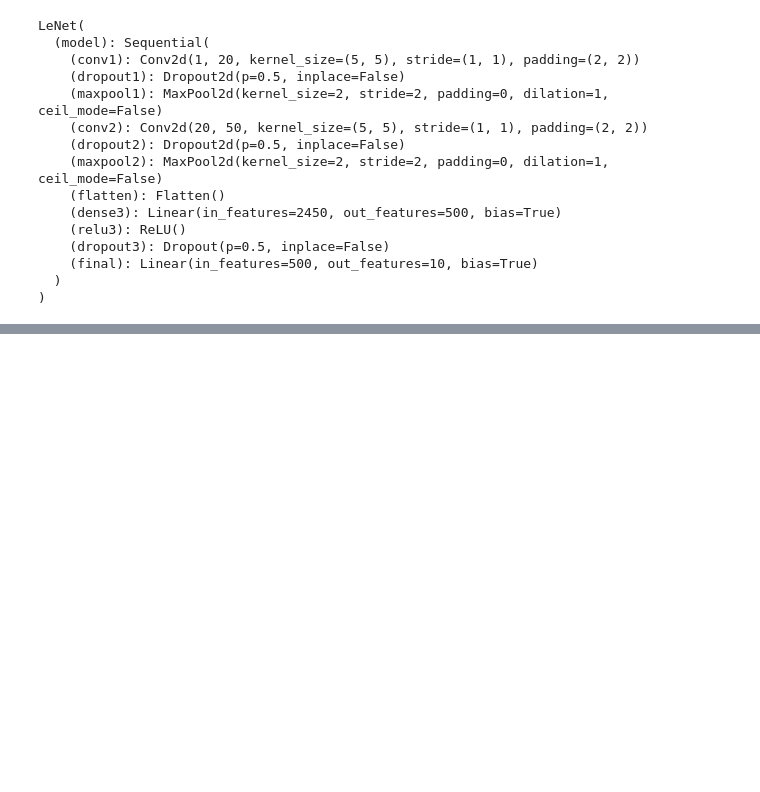
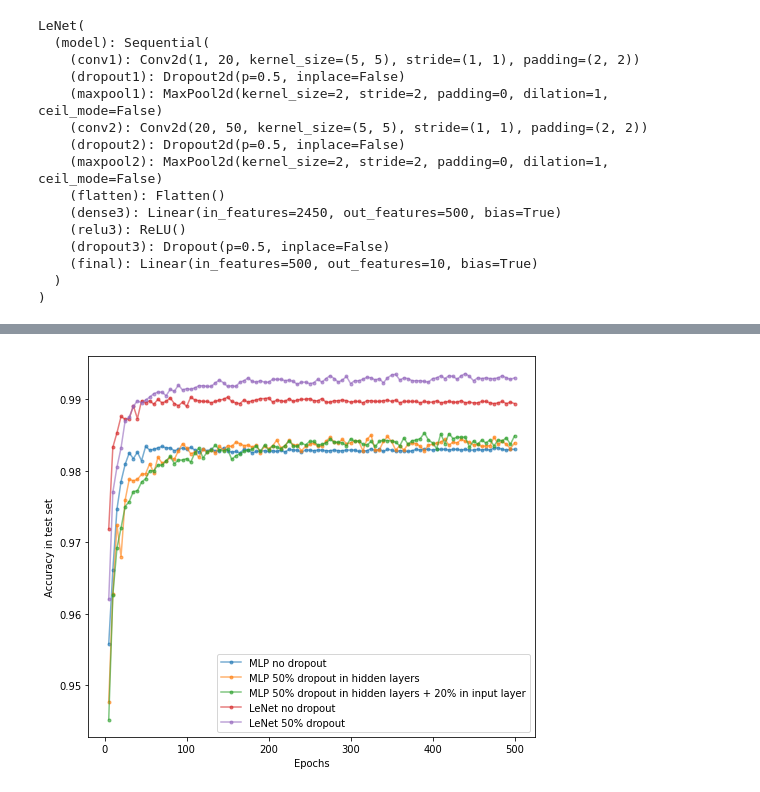
Before and after one commit to jackliu333/regularization_in_deep_learning, a Jupyter notebook: Chapter_6_1.ipynb, the cells around one changed output, grey strips where cells are left out. Saved outputs shown, nothing was run; the diff lists cells and outputs as text; code cells hidden in the pictures; blank space fills up the shorter version.

```diff
--- a/Chapter_6_1.ipynb
+++ b/Chapter_6_1.ipynb
@@ -367,0 +348,23 @@ Epoch 403 loss: 0.008214251564654204
+# %%
+import matplotlib.pyplot as plt
+
+mlp_test_accuracy = [accuracy_array.split(',') for accuracy_array in open("mlp_test_accuracy.txt","r").read().split('\n')]
+mlp_test_accuracy = np.array(mlp_test_accuracy, dtype='f')
+lenet_test_accuracy = [accuracy_array.split(',') for accuracy_array in open("lenet_test_accuracy.txt","r").read().split('\n')]
+lenet_test_accuracy = np.array(lenet_test_accuracy, dtype='f')
+
+labels = ['MLP no dropout',
+          'MLP 50% dropout in hidden layers',
+          'MLP 50% dropout in hidden layers + 20% in input layer',
+          'LeNet no dropout',
+          'LeNet 50% dropout']
+
+plt.figure(figsize=(8, 7))
+for i, r in enumerate(mlp_test_accuracy.tolist() + lenet_test_accuracy.tolist()):
+    plt.plot(np.array(range(1, len(r)+1))*5, r, '.-', label=labels[i], alpha=0.6);
+plt.legend(loc=4);
+plt.xlabel('Epochs');
+plt.ylabel('Accuracy in test set');
+plt.show()
+# %% [output]
+[figure, added]
```
Also changed, not shown: parts of 4 cells of this notebook.
